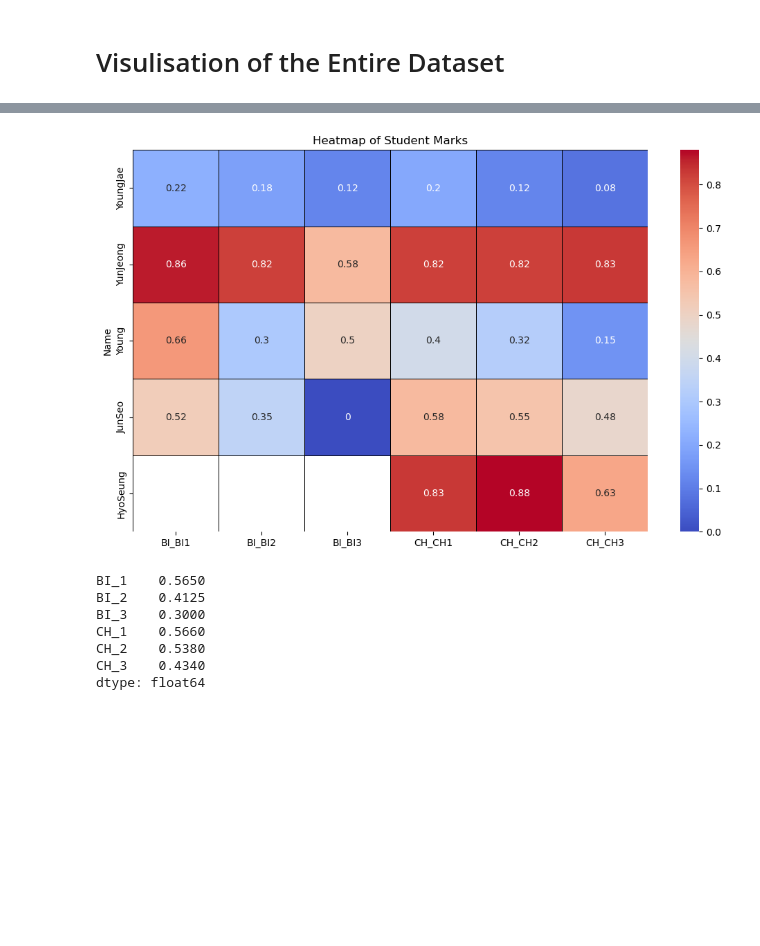
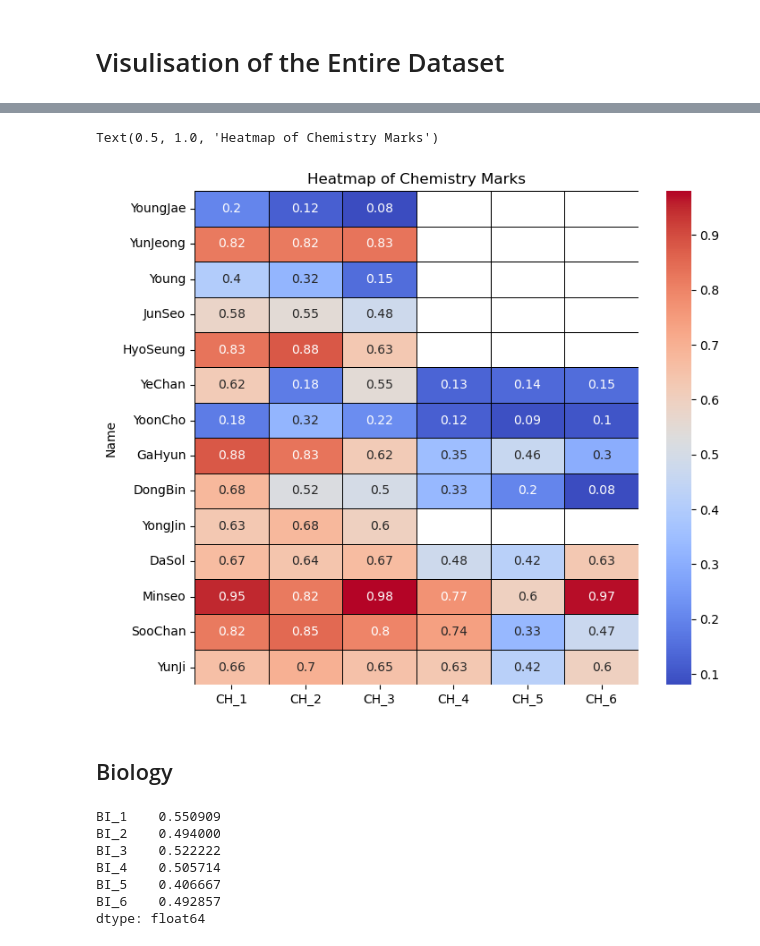
Before and after one commit to dlehdgk/assessments, a Jupyter notebook: june_analysis.ipynb, the cells around one changed output, grey strips where cells are left out. Saved outputs shown, nothing was run; the diff lists cells and outputs as text; code cells hidden in the pictures; blank space fills up the shorter version.

```diff
--- a/june_analysis.ipynb
+++ b/june_analysis.ipynb
@@ -49,4 +148,3 @@ Text(0.5, 1.0, 'Maths P1')
 # %%
-Bio = norm[[col for col in norm.columns if 'BI' in col]]
-Chem = norm[[col for col in norm.columns if 'CH' in col]]
-BioChem = pd.concat([Bio, Chem],axis=1).dropna(how='all')
+chemistry = melt[melt['Exam'].str.contains('CH')]
+chemistry_table = norm[[col for col in norm.columns if 'CH' in col]].dropna(how='all')
@@ -53,16 +167,18 @@ BioChem = pd.concat([Bio, Chem],axis=1).dropna(how='all')
 # %%
-plt.figure(figsize=(12, 8))
+plt.figure(figsize=(8, 8))
 sns.heatmap(
-    data=BioChem,
+    data=chemistry_table,
     annot=True,
     cmap="coolwarm",
     linewidths=0.7,
     linecolor="black",
 )
 
 # Adjust the top margin to give more space for labels
 plt.subplots_adjust(top=0.8)
-plt.title("Heatmap of Student Marks")
-plt.show()
+plt.title("Heatmap of Chemistry Marks")
 # %% [output]
+Text(0.5, 1.0, 'Heatmap of Chemistry Marks')
-[figure, old version]
+[figure, new version]
+# %% [markdown]
+## Biology
@@ -69,10 +188,10 @@ plt.show()
 # %%
-print(BioChem.mean())
+print(biology_table.mean())
 # %% [output]
-BI_1    0.5650
-BI_2    0.4125
-BI_3    0.3000
-CH_1    0.5660
-CH_2    0.5380
-CH_3    0.4340
+BI_1    0.550909
+BI_2    0.494000
+BI_3    0.522222
+BI_4    0.505714
+BI_5    0.406667
+BI_6    0.492857
 dtype: float64
```
Also changed, not shown: parts of 30 cells of this notebook, 2 other files.
